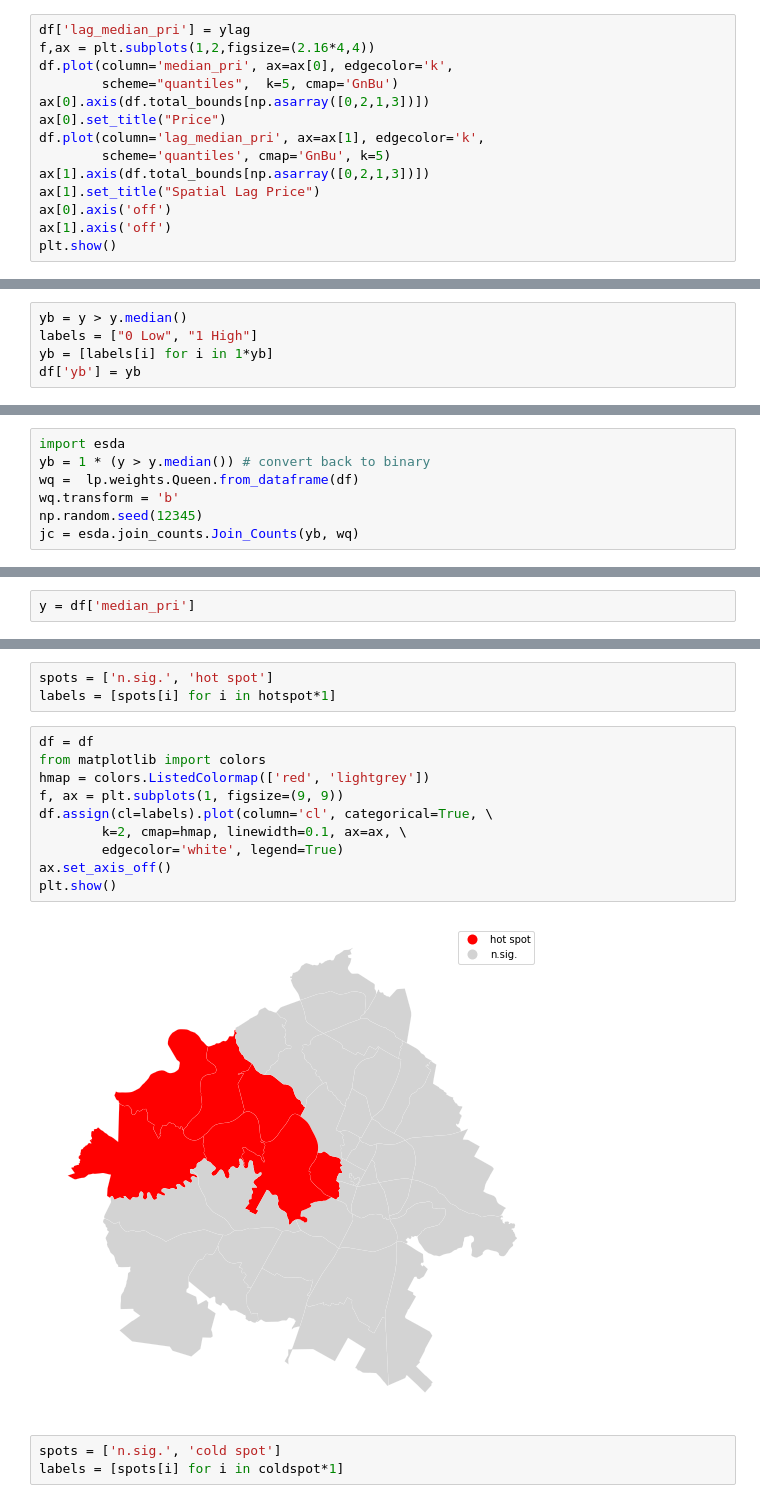
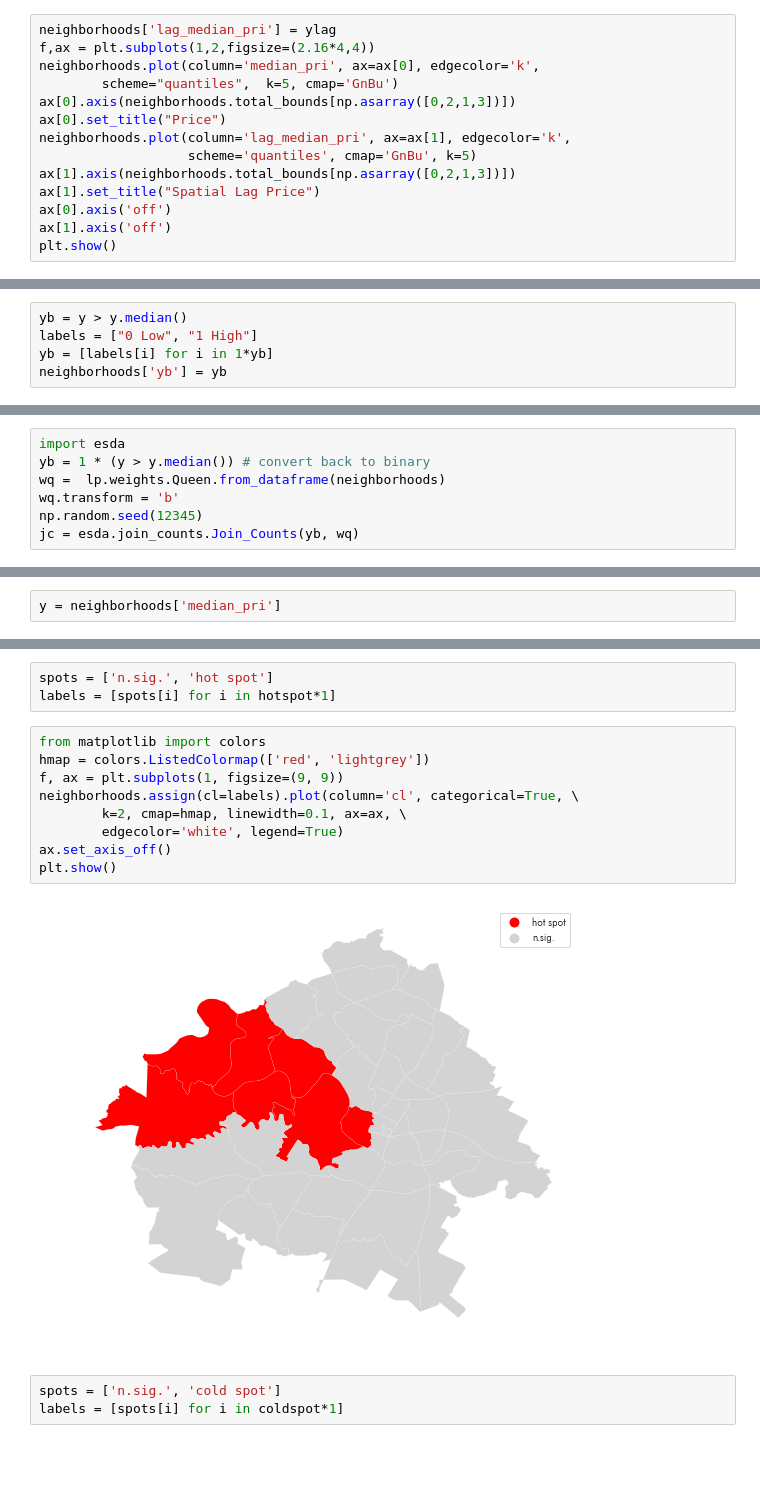
Before and after one commit to pysal/scipy2019-intermediate-gds, a Jupyter notebook: sds4-spatial_clusters.ipynb, the cells around one changed output, grey strips where cells are left out. Drawn from its saved outputs; the diff is of its cells as text; blank space fills up the shorter version.

```diff
--- a/sds4-spatial_clusters.ipynb
+++ b/sds4-spatial_clusters.ipynb
@@ -398,15 +391,15 @@ plt.show()
 The quintile map for the spatial lag tends to enhance the impression of value
 similarity in space. It is, in effect, a local smoother.
 # %%
-df['lag_median_pri'] = ylag
+neighborhoods['lag_median_pri'] = ylag
 f,ax = plt.subplots(1,2,figsize=(2.16*4,4))
-df.plot(column='median_pri', ax=ax[0], edgecolor='k',
+neighborhoods.plot(column='median_pri', ax=ax[0], edgecolor='k',
         scheme="quantiles",  k=5, cmap='GnBu')
-ax[0].axis(df.total_bounds[np.asarray([0,2,1,3])])
+ax[0].axis(neighborhoods.total_bounds[np.asarray([0,2,1,3])])
 ax[0].set_title("Price")
-df.plot(column='lag_median_pri', ax=ax[1], edgecolor='k',
-        scheme='quantiles', cmap='GnBu', k=5)
-ax[1].axis(df.total_bounds[np.asarray([0,2,1,3])])
+neighborhoods.plot(column='lag_median_pri', ax=ax[1], edgecolor='k',
+                   scheme='quantiles', cmap='GnBu', k=5)
+ax[1].axis(neighborhoods.total_bounds[np.asarray([0,2,1,3])])
 ax[1].set_title("Spatial Lag Price")
 ax[0].axis('off')
 ax[1].axis('off')
@@ -447,7 +440,7 @@ median (recall the issue with ties).
 yb = y > y.median()
 labels = ["0 Low", "1 High"]
 yb = [labels[i] for i in 1*yb]
-df['yb'] = yb
+neighborhoods['yb'] = yb
 # %% [markdown]
 The spatial distribution of the binary variable immediately raises questions
 about the juxtaposition of the "black" and "white" areas.
@@ -481,7 +474,7 @@ We can use the `esda` package from PySAL to carry out join count analysis:
 # %%
 import esda
 yb = 1 * (y > y.median()) # convert back to binary
-wq =  lp.weights.Queen.from_dataframe(df)
+wq =  lp.weights.Queen.from_dataframe(neighborhoods)
 wq.transform = 'b'
 np.random.seed(12345)
 jc = esda.join_counts.Join_Counts(yb, wq)
@@ -572,7 +565,7 @@ First, we transform our weights to be row-standardized, from the current binary
 # %%
 wq.transform = 'r'
 # %%
-y = df['median_pri']
+y = neighborhoods['median_pri']
 # %% [markdown]
 Moran's I is a test for global autocorrelation for a continuous attribute:
 # %%
@@ -664,17 +657,16 @@ diamond = sig * li.q==4
 spots = ['n.sig.', 'hot spot']
 labels = [spots[i] for i in hotspot*1]
 # %%
-df = df
 from matplotlib import colors
 hmap = colors.ListedColormap(['red', 'lightgrey'])
 f, ax = plt.subplots(1, figsize=(9, 9))
-df.assign(cl=labels).plot(column='cl', categorical=True, \
+neighborhoods.assign(cl=labels).plot(column='cl', categorical=True, \
         k=2, cmap=hmap, linewidth=0.1, ax=ax, \
         edgecolor='white', legend=True)
 ax.set_axis_off()
 plt.show()
 # %% [output]
-[figure, old version]
+[figure, new version]
 # %%
 spots = ['n.sig.', 'cold spot']
 labels = [spots[i] for i in coldspot*1]
```
Also changed, not shown: parts of 54 cells of this notebook.
